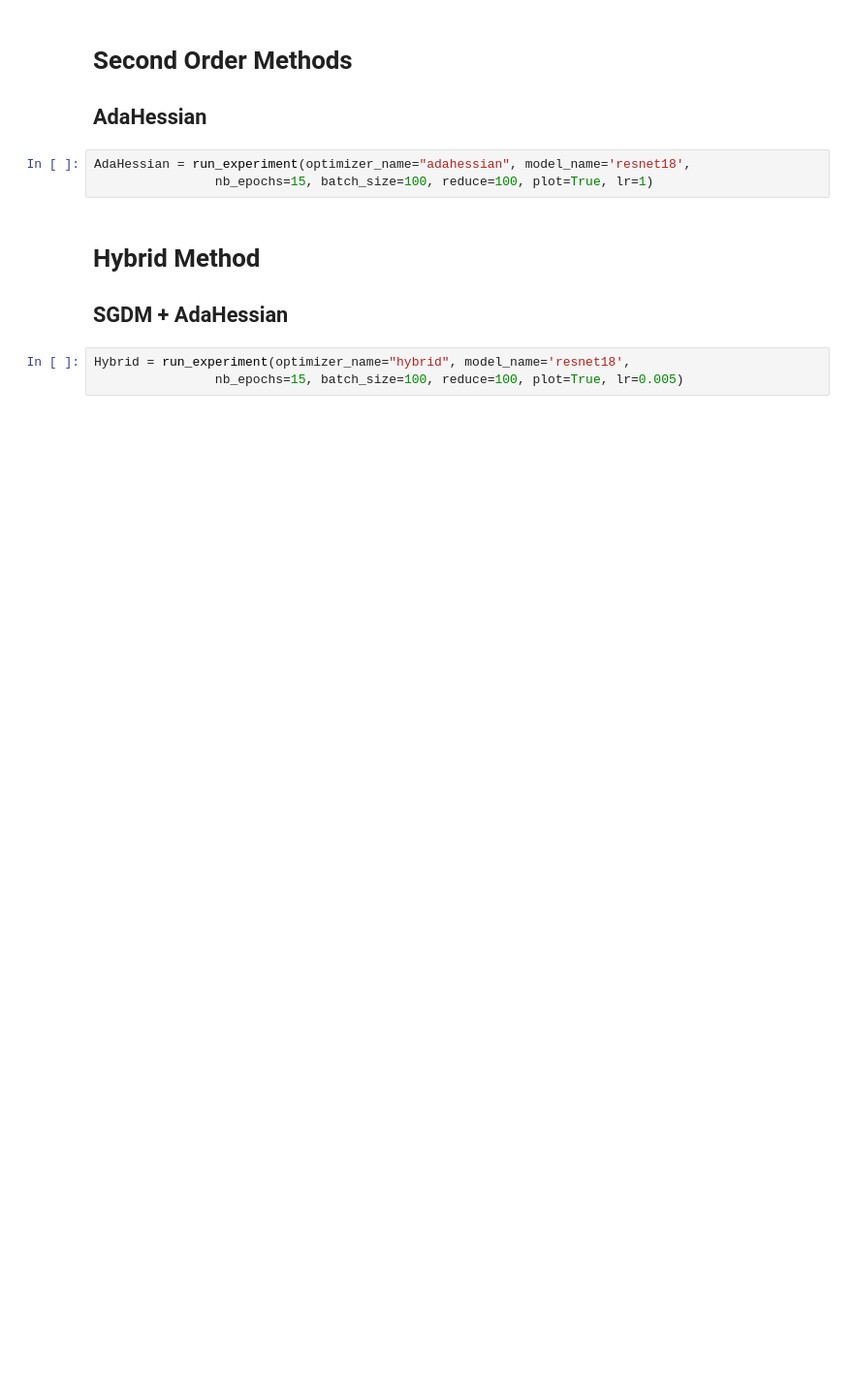
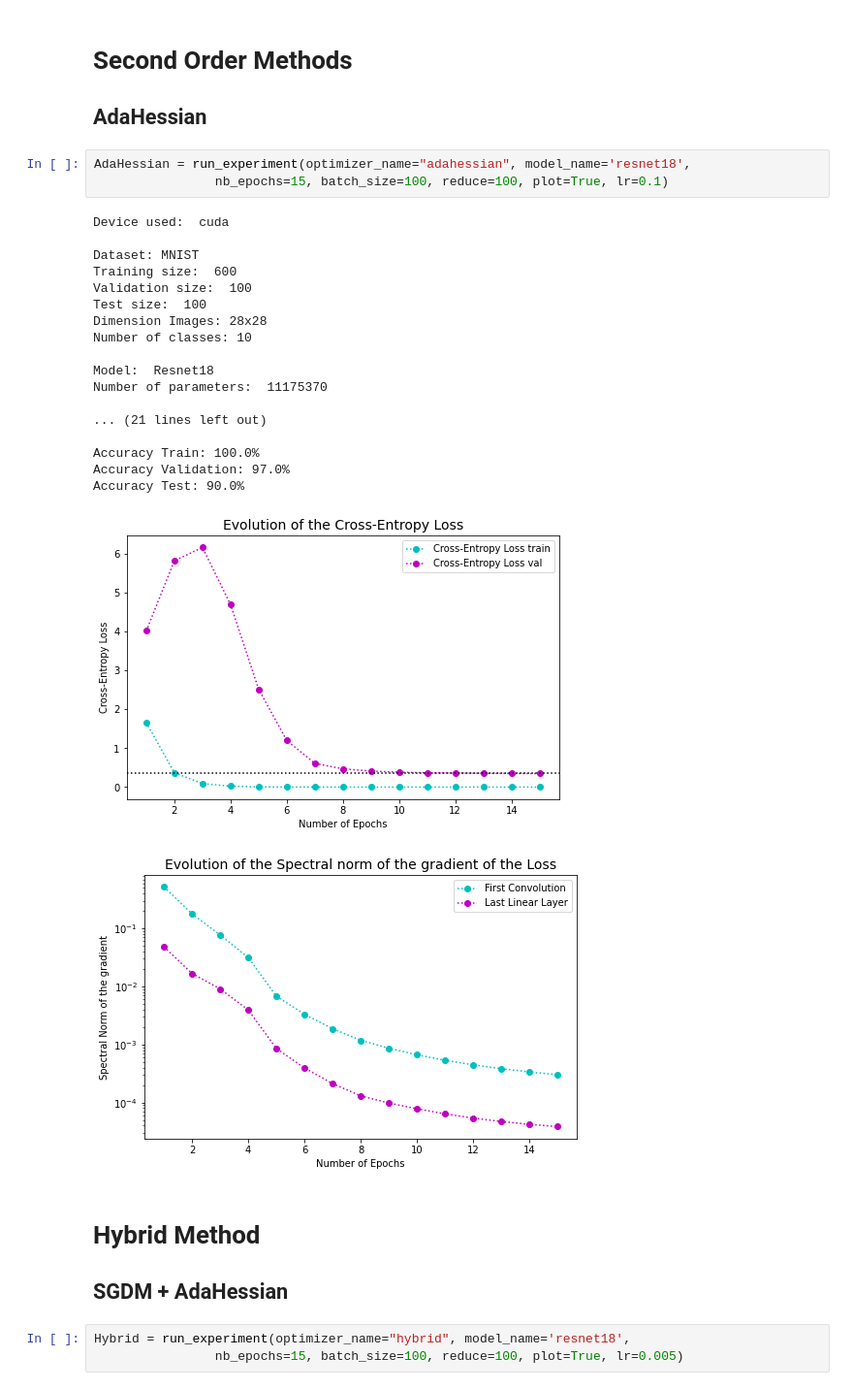
Before and after one commit to riccardocadei/adahessian, a Jupyter notebook: main.ipynb, the cells around one changed output. Shown: that part at 97% size. Cells and saved outputs as stored; diff of their text form; blank space fills up the shorter version.

```diff
--- a/main.ipynb
+++ b/main.ipynb
@@ -27,7 +98,27 @@ Adam = run_experiment(optimizer_name="adam", model_name='resnet18',
 ## AdaHessian
 # %%
 AdaHessian = run_experiment(optimizer_name="adahessian", model_name='resnet18',
-                nb_epochs=15, batch_size=100, reduce=100, plot=True, lr=1)
+                nb_epochs=15, batch_size=100, reduce=100, plot=True, lr=0.1)
+# %% [output]
+Device used:  cuda
+
+Dataset: MNIST
+Training size:  600
+Validation size:  100
+Test size:  100
+Dimension Images: 28x28
+Number of classes: 10
+
+Model:  Resnet18
+Number of parameters:  11175370
+
+... (21 lines left out)
+
+Accuracy Train: 100.0%
+Accuracy Validation: 97.0%
+Accuracy Test: 90.0%
+[figure, added]
+[figure, added]
 # %% [markdown]
 # Hybrid Method
 ## SGDM + AdaHessian
```
Also changed, not shown: parts of 8 cells of this notebook, 18 other files.
